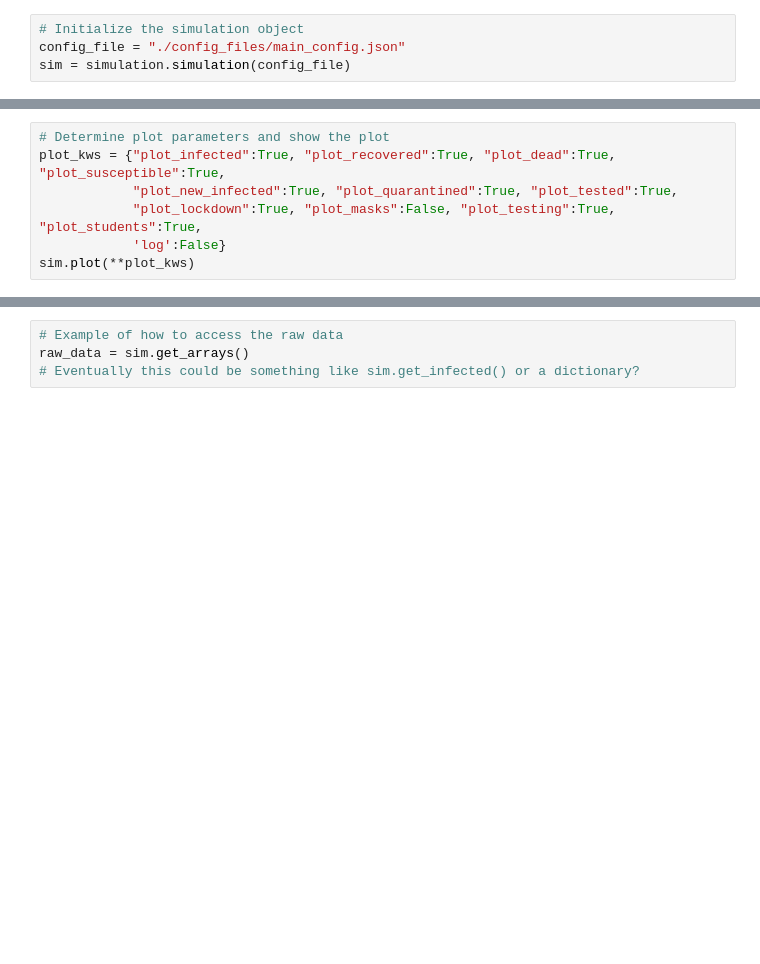
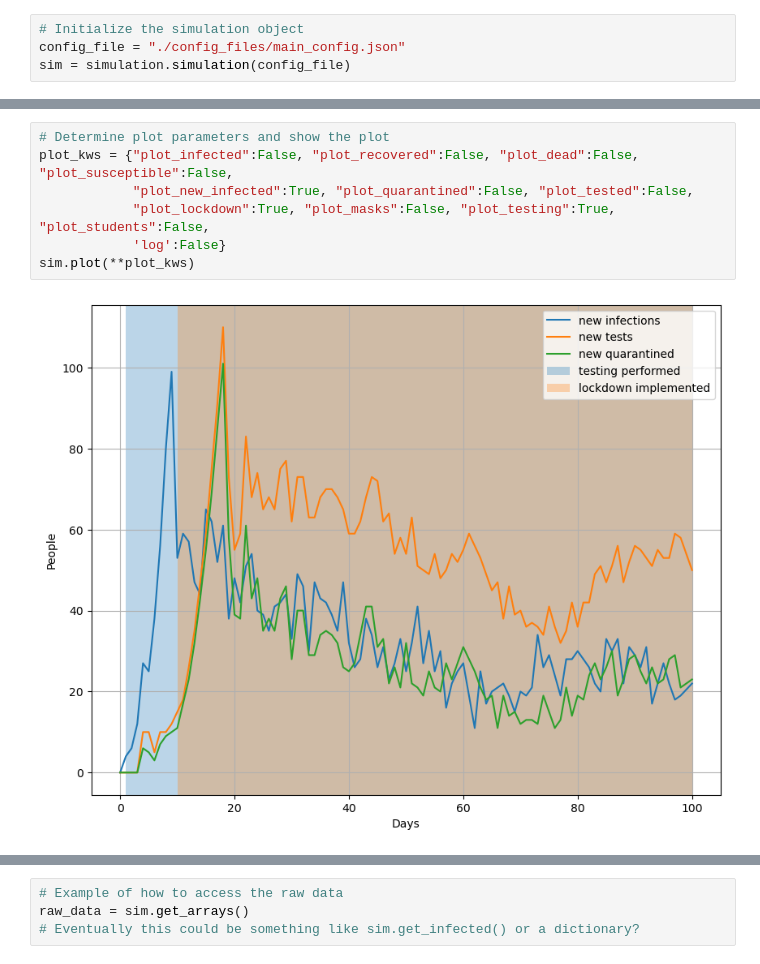
Before and after one commit to Queens-Physics/quaboom, a Jupyter notebook: RunEpidemicPlot.ipynb, the cells around one changed output, grey strips where cells are left out. Saved outputs shown, nothing was run; the diff lists cells and outputs as text; blank space fills up the shorter version.

```diff
--- a/RunEpidemicPlot.ipynb
+++ b/RunEpidemicPlot.ipynb
@@ -10,10 +28,12 @@ sim.run()
 # %%
 # Determine plot parameters and show the plot
-plot_kws = {"plot_infected":True, "plot_recovered":True, "plot_dead":True, "plot_susceptible":True,
-            "plot_new_infected":True, "plot_quarantined":True, "plot_tested":True,
-            "plot_lockdown":True, "plot_masks":False, "plot_testing":True, "plot_students":True,
+plot_kws = {"plot_infected":False, "plot_recovered":False, "plot_dead":False, "plot_susceptible":False,
+            "plot_new_infected":True, "plot_quarantined":False, "plot_tested":False,
+            "plot_lockdown":True, "plot_masks":False, "plot_testing":True, "plot_students":False,
             'log':False}
 sim.plot(**plot_kws)
+# %% [output]
+[figure, added]
 # %%
 # Determine plot parameters and show the plot
 plot_kws = {"plot_infected":True, "plot_recovered":True, "plot_dead":True, "plot_susceptible":True,
```
Also changed, not shown: parts of 2 cells of this notebook, 5 other files.
